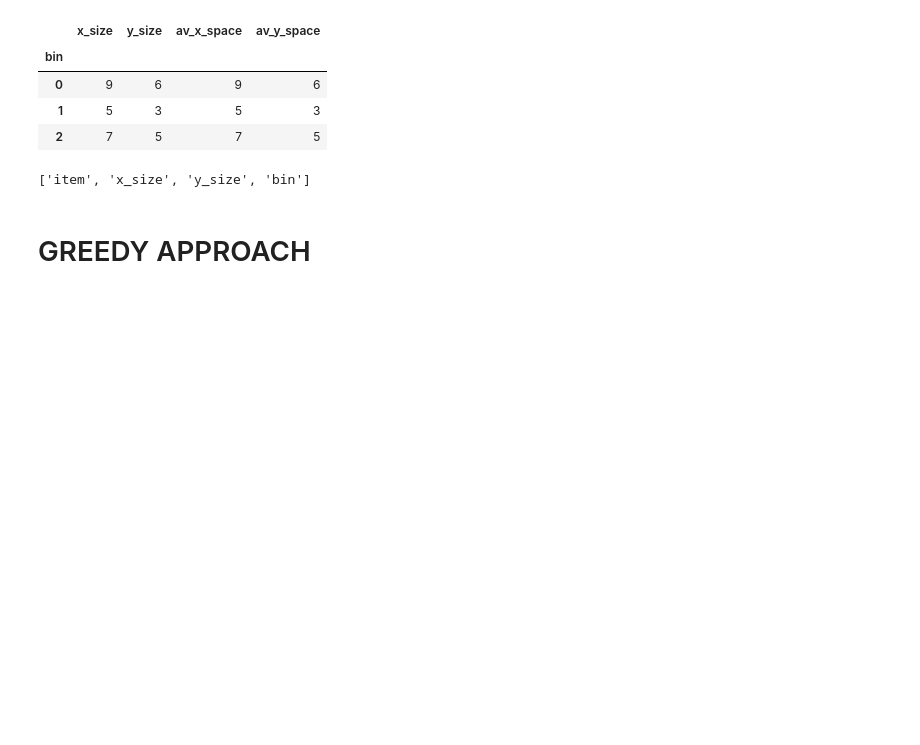
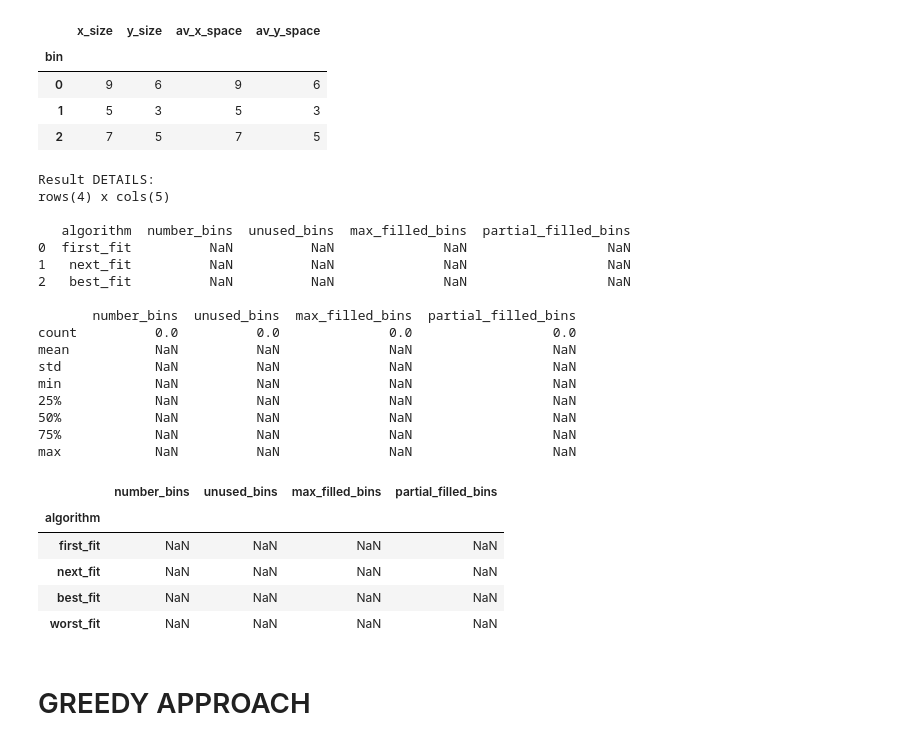
Before and after one commit to KrupaPrag/Logistics_Project, a Jupyter notebook: BinPackingProblem2D.ipynb, the cells around one changed output. Cells and saved outputs as stored; diff of their text form; code cells hidden in the pictures; blank space fills up the shorter version.

```diff
--- a/BinPackingProblem2D.ipynb
+++ b/BinPackingProblem2D.ipynb
@@ -105,10 +106,40 @@ max    2.0     9.0  6.000000         9.0    6.000000
 | 0 | 9 | 6 | 9 | 6 |
 | 1 | 5 | 3 | 5 | 3 |
 | 2 | 7 | 5 | 7 | 5 |
-# %%
-list(df_items)
-# %% [output]
-['item', 'x_size', 'y_size', 'bin']
+# %%
+df_result = read_data('%s.csv'%result)
+print("Result DETAILS:")
+print("rows(%s) x cols(%s) "%check_packaging(df_result))
+print()
+print("%s"%data_check(df_result))
+print()
+print(check_ns(df_result))
+print()
+df_result.set_index('algorithm')
+# %% [output]
+Result DETAILS:
+rows(4) x cols(5)
+
+   algorithm  number_bins  unused_bins  max_filled_bins  partial_filled_bins
+0  first_fit          NaN          NaN              NaN                  NaN
+1   next_fit          NaN          NaN              NaN                  NaN
+2   best_fit          NaN          NaN              NaN                  NaN
+
+       number_bins  unused_bins  max_filled_bins  partial_filled_bins
+count          0.0          0.0              0.0                  0.0
+mean           NaN          NaN              NaN                  NaN
+std            NaN          NaN              NaN                  NaN
+min            NaN          NaN              NaN                  NaN
+25%            NaN          NaN              NaN                  NaN
+50%            NaN          NaN              NaN                  NaN
+75%            NaN          NaN              NaN                  NaN
+max            NaN          NaN              NaN                  NaN
+|  | number_bins | unused_bins | max_filled_bins | partial_filled_bins |
+| algorithm |  |  |  |  |
+| first_fit | NaN | NaN | NaN | NaN |
+| next_fit | NaN | NaN | NaN | NaN |
+| best_fit | NaN | NaN | NaN | NaN |
+| worst_fit | NaN | NaN | NaN | NaN |
 # %% [markdown]
 # GREEDY APPROACH
 # %% [markdown]
```
Also changed, not shown: parts of 18 cells of this notebook, 3 other files.
